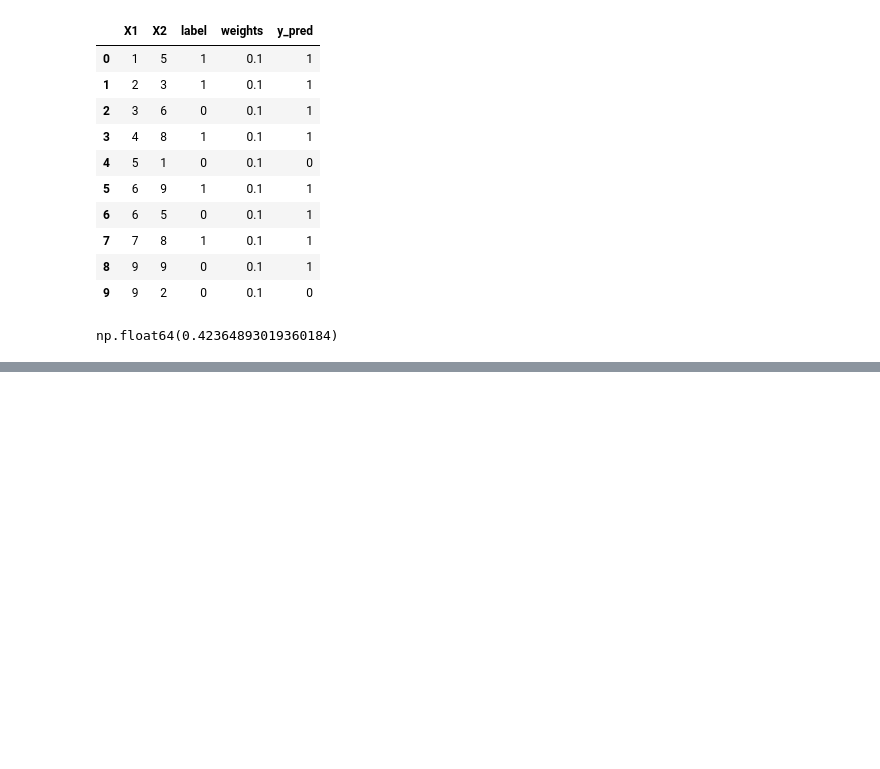
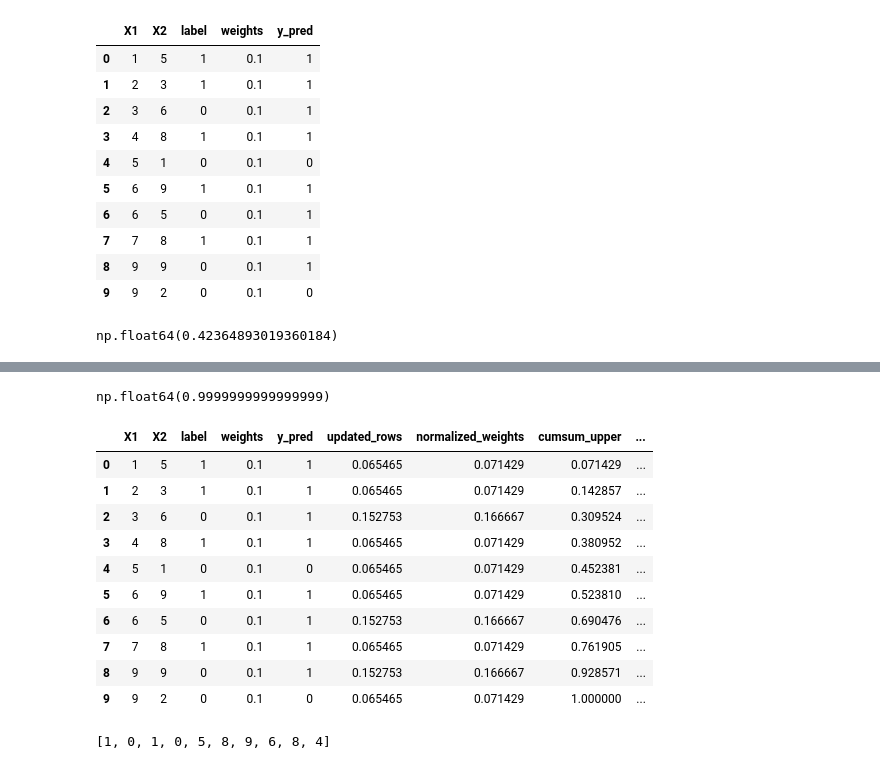
Before and after one commit to AdiDev1411/Machine-learning, a Jupyter notebook: AdaBoost.ipynb, the cells around one changed output, grey strips where cells are left out. Saved outputs shown, nothing was run; the diff lists cells and outputs as text; code cells hidden in the pictures; blank space fills up the shorter version.

```diff
--- a/AdaBoost.ipynb
+++ b/AdaBoost.ipynb
@@ -85,3 +85,12 @@ alpha1 = calculate_model_weight(0.3)
 alpha1
 # %% [output]
 np.float64(0.42364893019360184)
+# %%
+def update_row_weights(row  , alpha = alpha1):
+  if row['label']==row['y_pred'] :
+    return row['weights'] * np.exp(-alpha)
+
+  else:
+    return row['weights'] * np.exp(alpha)
+# %%
+df['updated_rows'] = df.apply(update_row_weights,axis=1)
@@ -87,0 +115,2 @@ np.float64(0.42364893019360184)
+# %%
+df['normalized_weights'] = df['updated_rows']/df['updated_rows'].sum()
@@ -87,0 +131,21 @@ np.float64(0.42364893019360184)
+# %%
+df['normalized_weights'].sum()
+# %% [output]
+np.float64(0.9999999999999999)
+# %%
+df['cumsum_upper'] = np.cumsum(df['normalized_weights'])
+# %%
+df['cumsum_lower'] = df['cumsum_upper'] - df['normalized_weights']
+df
+# %% [output]
+|  | X1 | X2 | label | weights | y_pred | updated_rows | normalized_weights | cumsum_upper | ... |
+| 0 | 1 | 5 | 1 | 0.1 | 1 | 0.065465 | 0.071429 | 0.071429 | ... |
+| 1 | 2 | 3 | 1 | 0.1 | 1 | 0.065465 | 0.071429 | 0.142857 | ... |
+| 2 | 3 | 6 | 0 | 0.1 | 1 | 0.152753 | 0.166667 | 0.309524 | ... |
+| 3 | 4 | 8 | 1 | 0.1 | 1 | 0.065465 | 0.071429 | 0.380952 | ... |
+| 4 | 5 | 1 | 0 | 0.1 | 0 | 0.065465 | 0.071429 | 0.452381 | ... |
+| 5 | 6 | 9 | 1 | 0.1 | 1 | 0.065465 | 0.071429 | 0.523810 | ... |
+| 6 | 6 | 5 | 0 | 0.1 | 1 | 0.152753 | 0.166667 | 0.690476 | ... |
+| 7 | 7 | 8 | 1 | 0.1 | 1 | 0.065465 | 0.071429 | 0.761905 | ... |
+| 8 | 9 | 9 | 0 | 0.1 | 1 | 0.152753 | 0.166667 | 0.928571 | ... |
+| 9 | 9 | 2 | 0 | 0.1 | 0 | 0.065465 | 0.071429 | 1.000000 | ... |
@@ -87,0 +163,5 @@ np.float64(0.42364893019360184)
+# %%
+index_values = create_newdf(df)
+index_values
+# %% [output]
+[1, 0, 1, 0, 5, 8, 9, 6, 8, 4]
```
Also changed, not shown: parts of 10 cells of this notebook.
